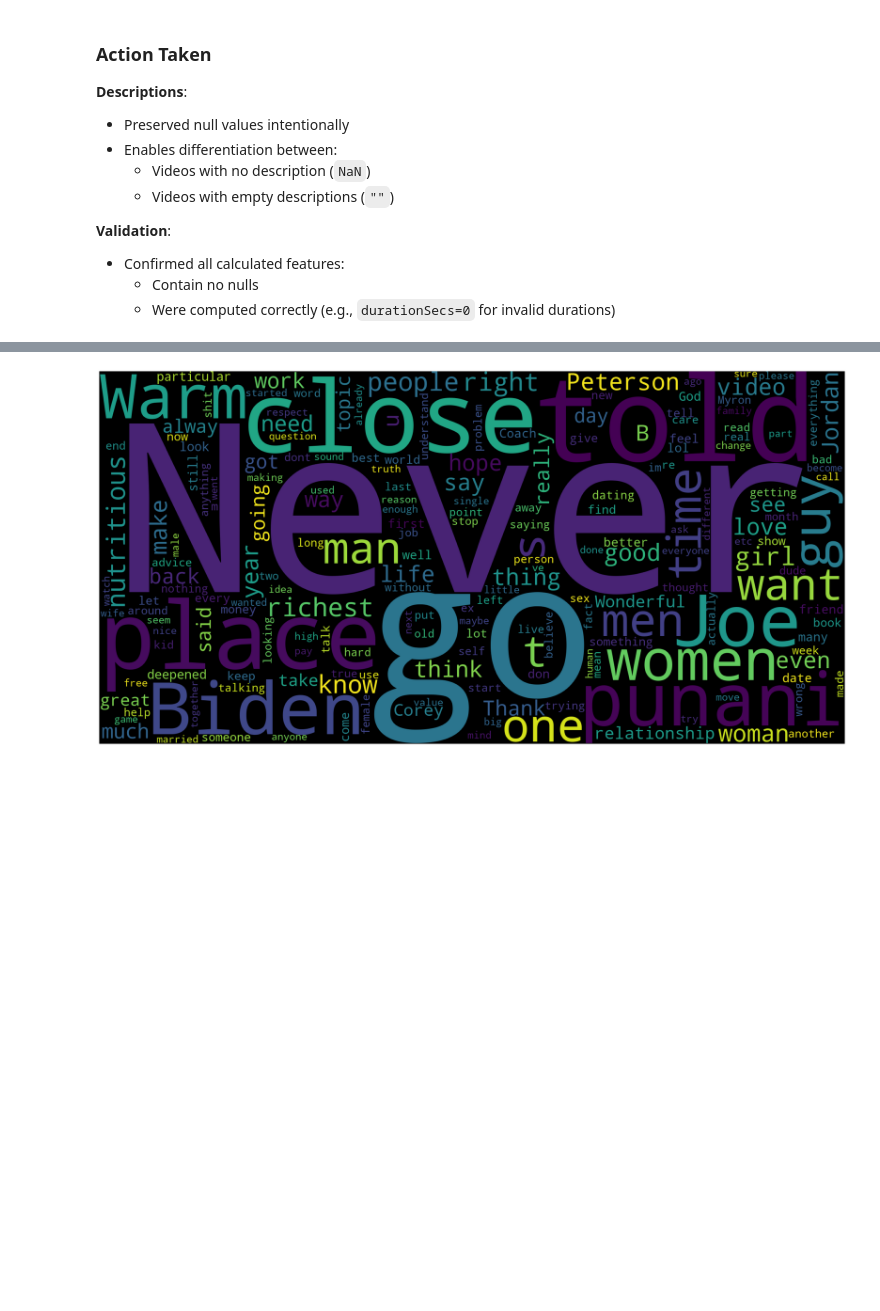
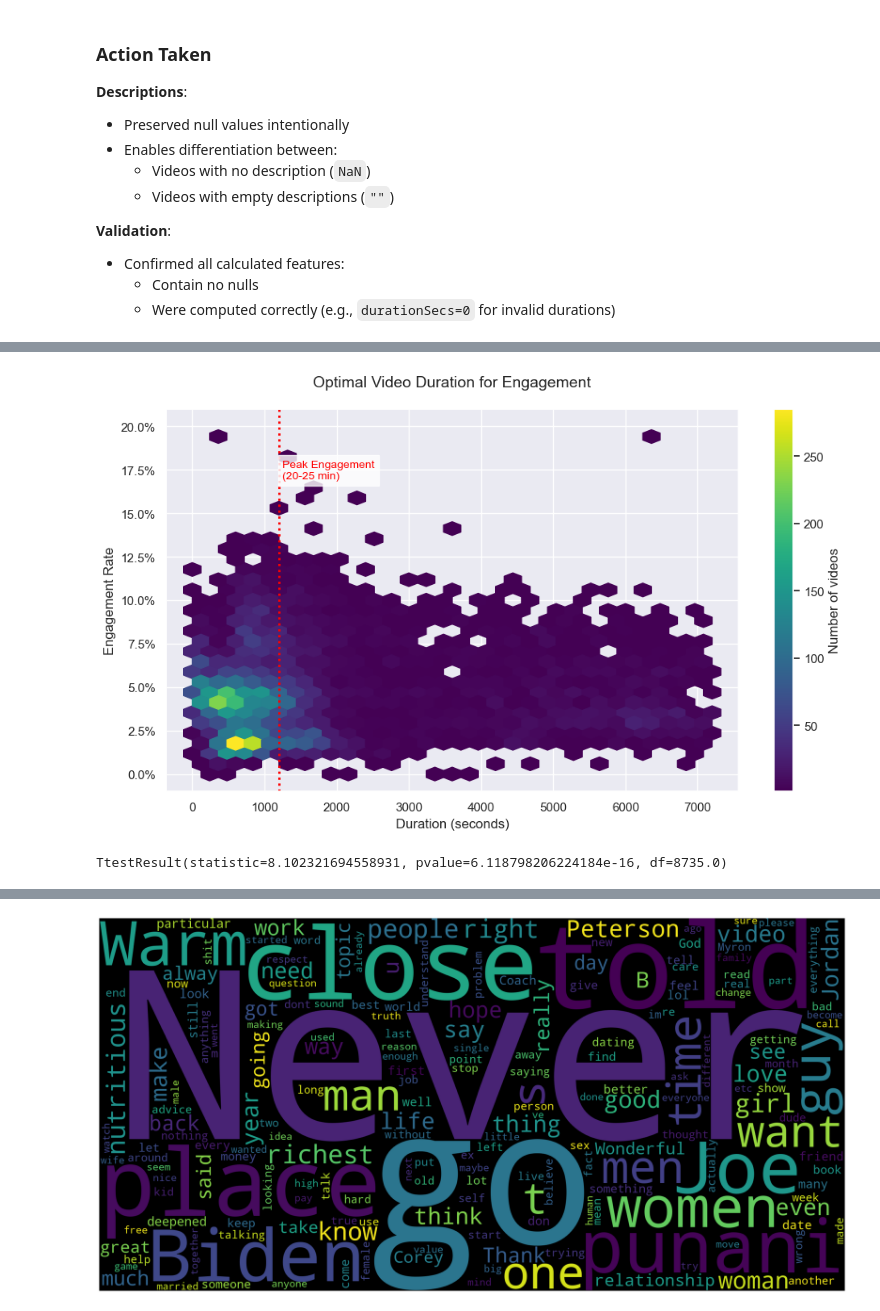
Before and after one commit to Shab00/redPillYoutube, a Jupyter notebook: 4.redPillAnalytics.ipynb, the cells around one changed output, grey strips where cells are left out. Saved outputs shown, nothing was run; the diff lists cells and outputs as text; code cells hidden in the pictures; blank space fills up the shorter version.

```diff
--- a/4.redPillAnalytics.ipynb
+++ b/4.redPillAnalytics.ipynb
@@ -353,0 +252,46 @@ ax = day_df.reset_index().plot.bar(x='publishDayName', y='count', rot=0)
+# %%
+import numpy as np
+import matplotlib.ticker as mtick
+
+# 1. Clean data (handle inf/na and filter durations)
+plot_df = video_df.copy()
+plot_df['engagement_rate'] = plot_df['engagement_rate'].replace([np.inf, -np.inf], np.nan)
+plot_df = plot_df[plot_df['durationSecs'].between(60, 7200)]  # 1min to 2hrs
+
+# 2. Create visualization
+plt.figure(figsize=(10, 6))
+hexbin = plt.hexbin(
+    x=plot_df['durationSecs'],
+    y=plot_df['engagement_rate'],
+    gridsize=30,
+    cmap='viridis',
+    mincnt=1,  # Ignore empty bins
+    extent=[0, 7200, 0, 0.2]
+)
+
+# 3. Add professional formatting
+cb = plt.colorbar(hexbin, label='Number of videos')
+plt.title("Optimal Video Duration for Engagement", pad=20, fontsize=14)
+plt.xlabel("Duration (seconds)")
+plt.ylabel("Engagement Rate")
+plt.gca().yaxis.set_major_formatter(mtick.PercentFormatter(1.0))
+
+# 4. Highlight key insights
+plt.axvline(x=1200, color='red', linestyle=':', linewidth=2)
+plt.text(1250, 0.17, "Peak Engagement\n(20-25 min)",
+         color='red', fontsize=10, bbox=dict(facecolor='white', alpha=0.8))
+
+plt.tight_layout()
+plt.show()
+# %% [output]
+[figure, added]
+# %%
+from scipy import stats
+optimal_mask = plot_df['durationSecs'].between(900, 1500)
+print(stats.ttest_ind(
+    plot_df[optimal_mask]['engagement_rate'],
+    plot_df[~optimal_mask]['engagement_rate'],
+    nan_policy='omit'
+))
+# %% [output]
+TtestResult(statistic=8.102321694558931, pvalue=6.118798206224184e-16, df=8735.0)
```
Also changed, not shown: parts of 37 cells of this notebook, 1 other file.
